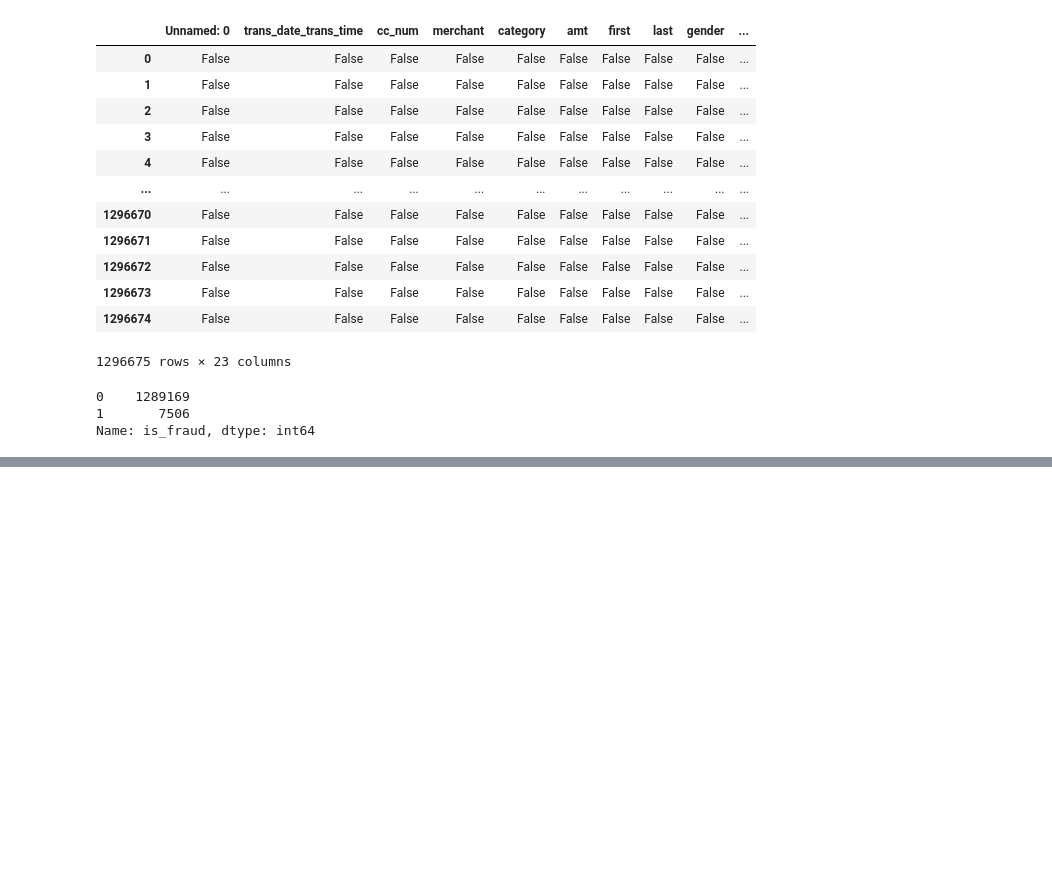
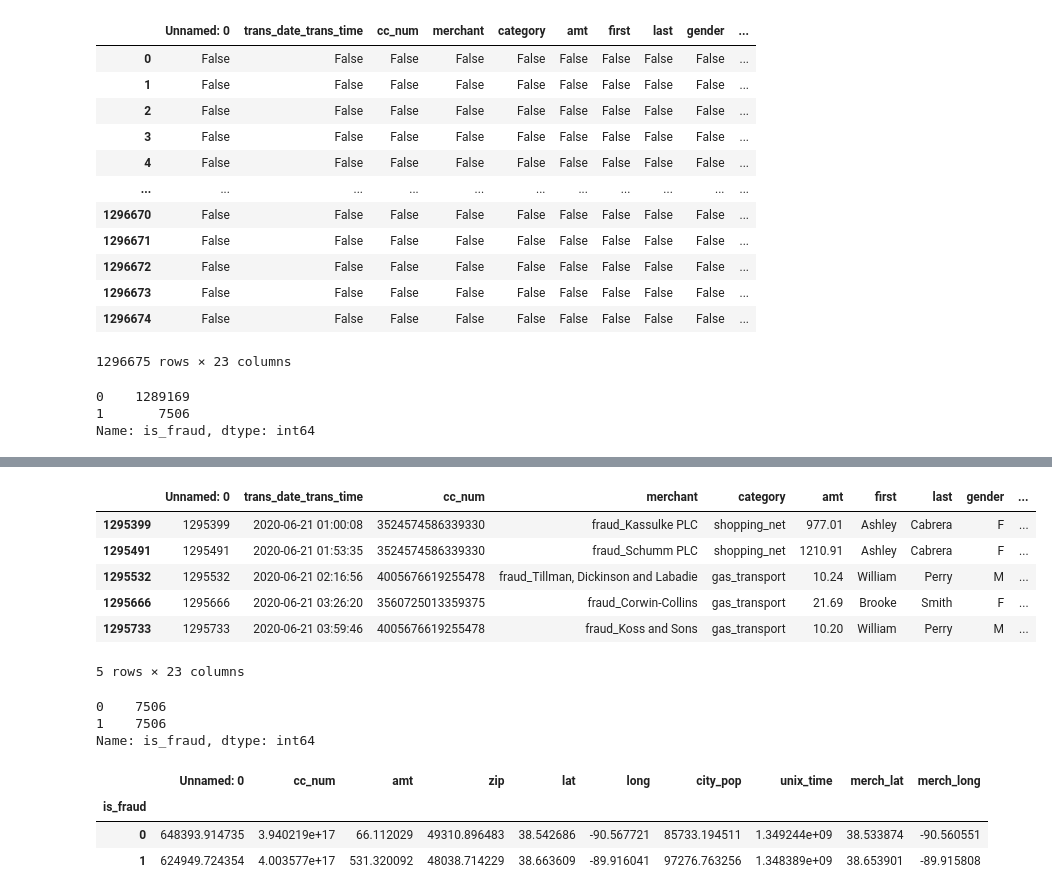
Before and after one commit to RioCasanova/CreditCardFraudProject, a Jupyter notebook: CreditCardFraudDetection.ipynb, the cells around one changed output, grey strips where cells are left out. Saved outputs shown, nothing was run; the diff lists cells and outputs as text; code cells hidden in the pictures; blank space fills up the shorter version.

```diff
--- a/CreditCardFraudDetection.ipynb
+++ b/CreditCardFraudDetection.ipynb
@@ -123,0 +141,27 @@ credit_card_data.groupby('is_fraud').mean()
+# %%
+new_dataset.tail()
+# %% [output]
+|  | Unnamed: 0 | trans_date_trans_time | cc_num | merchant | category | amt | first | last | gender | ... |
+| 1295399 | 1295399 | 2020-06-21 01:00:08 | 3524574586339330 | fraud_Kassulke PLC | shopping_net | 977.01 | Ashley | Cabrera | F | ... |
+| 1295491 | 1295491 | 2020-06-21 01:53:35 | 3524574586339330 | fraud_Schumm PLC | shopping_net | 1210.91 | Ashley | Cabrera | F | ... |
+| 1295532 | 1295532 | 2020-06-21 02:16:56 | 4005676619255478 | fraud_Tillman, Dickinson and Labadie | gas_transport | 10.24 | William | Perry | M | ... |
+| 1295666 | 1295666 | 2020-06-21 03:26:20 | 3560725013359375 | fraud_Corwin-Collins | gas_transport | 21.69 | Brooke | Smith | F | ... |
+| 1295733 | 1295733 | 2020-06-21 03:59:46 | 4005676619255478 | fraud_Koss and Sons | gas_transport | 10.20 | William | Perry | M | ... |
+5 rows × 23 columns
+# %%
+# we are going to find the value count of fraud and normal trans
+new_dataset['is_fraud'].value_counts()
+# %% [output]
+0    7506
+1    7506
+Name: is_fraud, dtype: int64
+# %%
+# This is a good way to check if we got a good sample or a bad sample
+# We can see that the means still correspond to the differences with
+# the larger samples.
+new_dataset.groupby('is_fraud').mean()
+# %% [output]
+|  | Unnamed: 0 | cc_num | amt | zip | lat | long | city_pop | unix_time | merch_lat | merch_long |
+| is_fraud |  |  |  |  |  |  |  |  |  |  |
+| 0 | 648393.914735 | 3.940219e+17 | 66.112029 | 49310.896483 | 38.542686 | -90.567721 | 85733.194511 | 1.349244e+09 | 38.533874 | -90.560551 |
+| 1 | 624949.724354 | 4.003577e+17 | 531.320092 | 48038.714229 | 38.663609 | -89.916041 | 97276.763256 | 1.348389e+09 | 38.653901 | -89.915808 |
```
Also changed, not shown: parts of 20 cells of this notebook.
